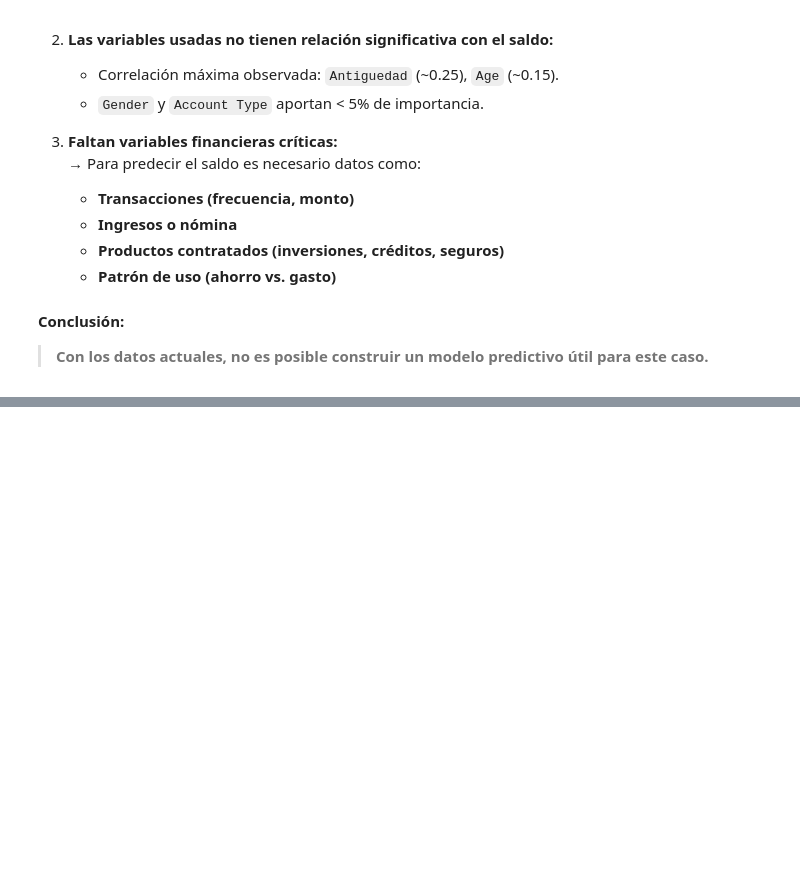
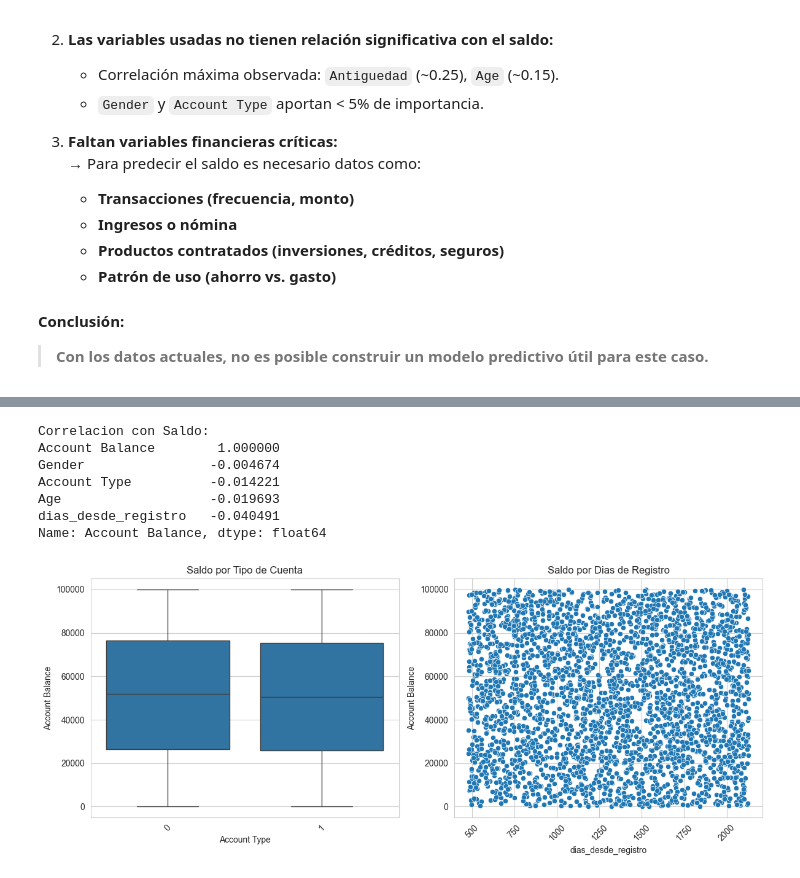
Before and after one commit to Vigonzaleze/analisisDatos_clientesBancarios, a Jupyter notebook: Analisis/analisis.ipynb, the cells around one changed output, grey strips where cells are left out. Saved outputs shown, nothing was run; the diff lists cells and outputs as text; code cells hidden in the pictures; blank space fills up the shorter version.

Commit message:
Se agrega analisis de influencia en el saldo

```diff
--- a/Analisis/analisis.ipynb
+++ b/Analisis/analisis.ipynb
@@ -1475,0 +1479,47 @@ weighted avg       0.50      0.50      0.50       600
+# %%
+# Copiamos los datos para no generar problemas
+predic_saldo = datos_modif.copy()
+
+# Generamos datos a partir de la informacion
+# Antiguedad
+predic_saldo["dias_desde_registro"] = (pd.Timestamp.today() - predic_saldo["Registration Date"]).dt.days
+
+# Se eliminan datos irrelevantes al caso
+predic_saldo = predic_saldo.drop(["Customer ID", "Name", "Address", "Email", "Phone Number", "Registration Date"], axis=1)
+
+# codificacion de variables categoricas
+le_genero = LabelEncoder()
+le_tipoCuenta = LabelEncoder()
+
+predic_saldo["Gender"] = le_genero.fit_transform(predic_saldo["Gender"])
+predic_saldo["Account Type"] = le_tipoCuenta.fit_transform(predic_saldo["Account Type"])
+
+# Vemos la correlacion con respecto al saldo
+correlacion = predic_saldo.corr()["Account Balance"].sort_values(ascending=False)
+print("Correlacion con Saldo:")
+print(correlacion)
+
+# Despliegue del grafico
+mpl.pyplot.figure(figsize=(12, 5))
+
+mpl.pyplot.subplot(1, 2, 1)
+sb.boxplot(x="Account Type", y="Account Balance",data=predic_saldo)
+mpl.pyplot.xticks(rotation=45)
+mpl.pyplot.title("Saldo por Tipo de Cuenta")
+
+mpl.pyplot.subplot(1, 2, 2)
+sb.scatterplot(x="dias_desde_registro", y="Account Balance", data=predic_saldo)
+mpl.pyplot.xticks(rotation=45)
+mpl.pyplot.title("Saldo por Dias de Registro")
+
+mpl.pyplot.tight_layout()
+mpl.pyplot.show()
+# %% [output]
+Correlacion con Saldo:
+Account Balance        1.000000
+Gender                -0.004674
+Account Type          -0.014221
+Age                   -0.019693
+dias_desde_registro   -0.040491
+Name: Account Balance, dtype: float64
+[figure, added]
```
Also changed, not shown: parts of 4 cells of this notebook.
